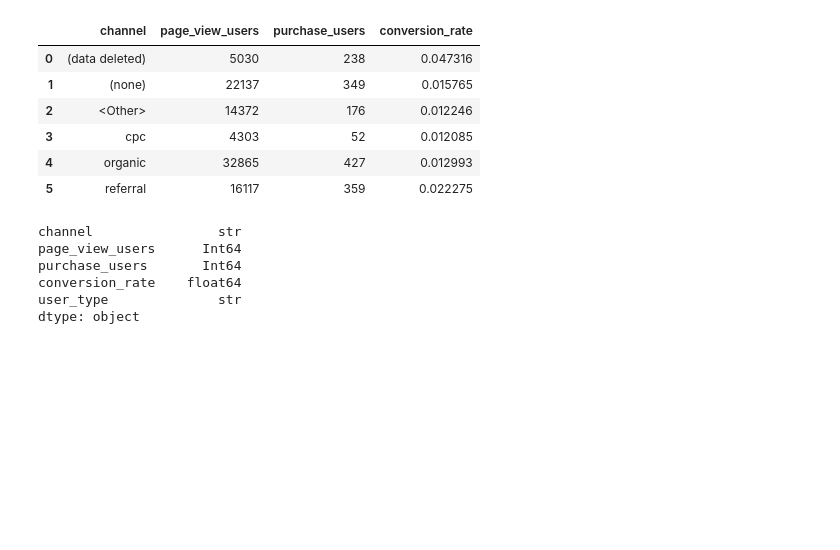
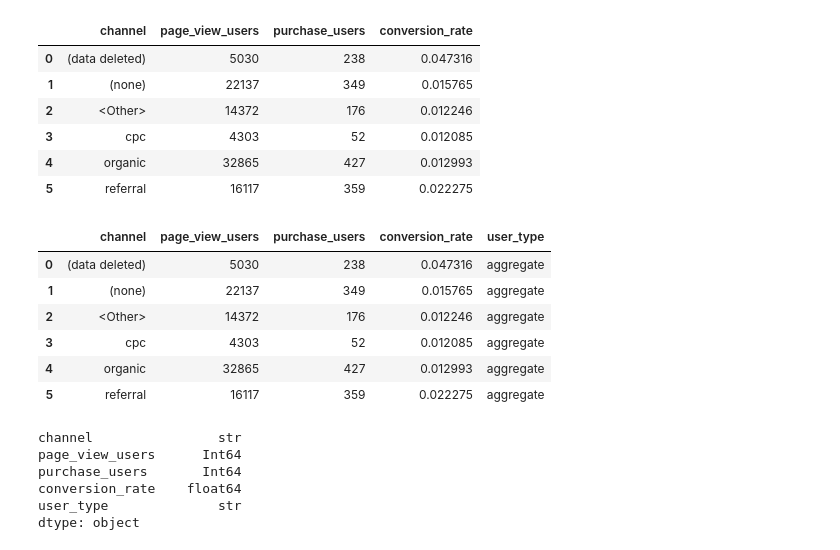
Before and after one commit to siddhantmishra-4098/funnel_analysis, a Jupyter notebook: notebooks/03_segmentation_analysis.ipynb, the cells around one changed output. Saved outputs shown, nothing was run; the diff lists cells and outputs as text; code cells hidden in the pictures; blank space fills up the shorter version.

```diff
--- a/notebooks/03_segmentation_analysis.ipynb
+++ b/notebooks/03_segmentation_analysis.ipynb
@@ -52,4 +70,14 @@ agg_df['user_type'] = 'aggregate'
 combined = pd.concat([df, agg_df], ignore_index=True)
+# %%
+agg_df.head(10)
+# %% [output]
+|  | channel | page_view_users | purchase_users | conversion_rate | user_type |
+| 0 | (data deleted) | 5030 | 238 | 0.047316 | aggregate |
+| 1 | (none) | 22137 | 349 | 0.015765 | aggregate |
+| 2 | <Other> | 14372 | 176 | 0.012246 | aggregate |
+| 3 | cpc | 4303 | 52 | 0.012085 | aggregate |
+| 4 | organic | 32865 | 427 | 0.012993 | aggregate |
+| 5 | referral | 16117 | 359 | 0.022275 | aggregate |
 # %%
 agg_df.dtypes
 # %% [output]
```
Also changed, not shown: parts of 7 cells of this notebook.
